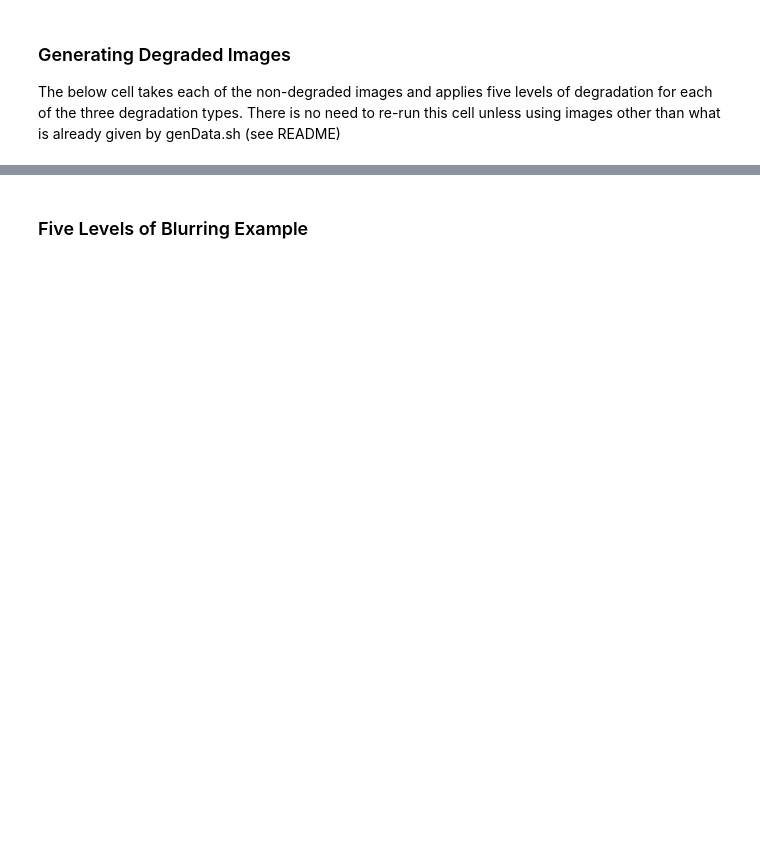
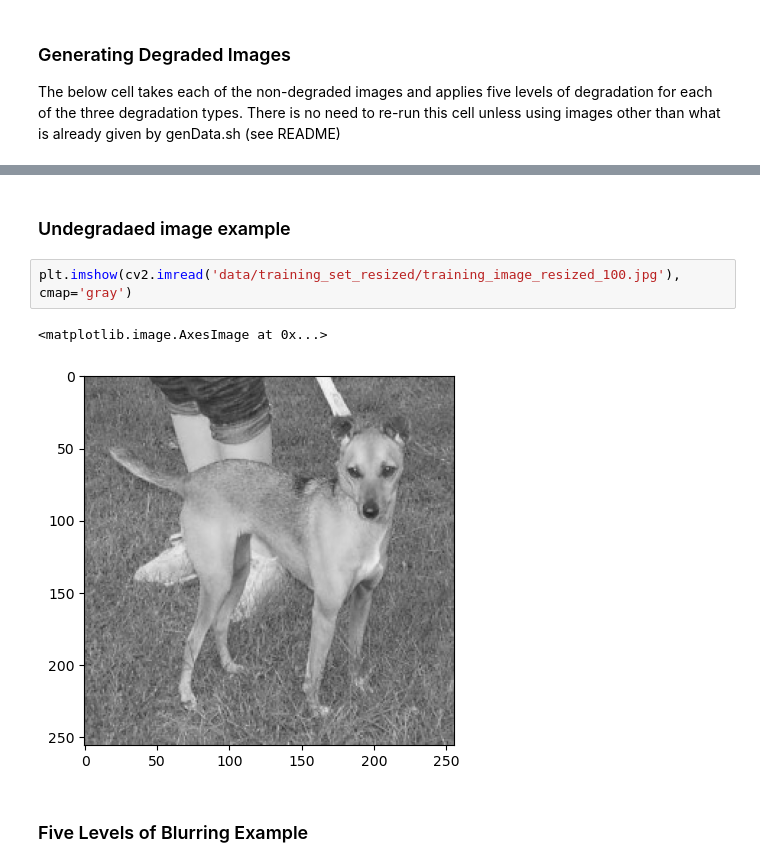
Before and after one commit to egarbow/GATechPracticum, a Jupyter notebook: practicum.ipynb, the cells around one changed output, grey strips where cells are left out. Saved outputs shown, nothing was run; the diff lists cells and outputs as text; blank space fills up the shorter version.

```diff
--- a/practicum.ipynb
+++ b/practicum.ipynb
@@ -183,3 +265,10 @@ data dir already exists
+# %% [markdown]
+### Undegradaed image example
+# %%
+plt.imshow(cv2.imread('data/training_set_resized/training_image_resized_100.jpg'), cmap='gray')
+# %% [output]
+<matplotlib.image.AxesImage at 0x...>
+[figure, added]
 # %% [markdown]
 ### Five Levels of Blurring Example
 # %%
```
Also changed, not shown: parts of 58 cells of this notebook.
